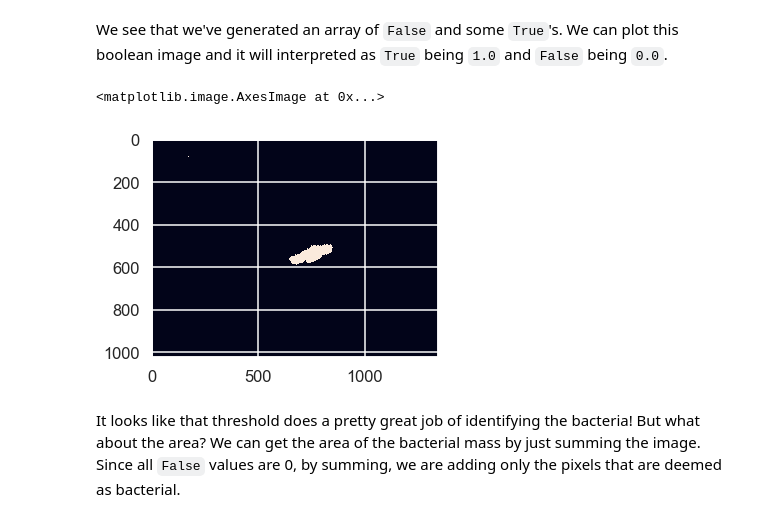
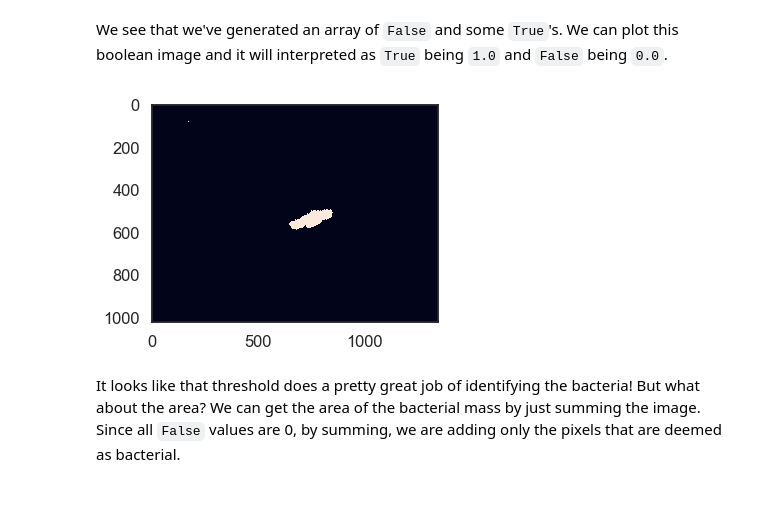
Before and after one commit to RPGroup-PBoC/ncbs_pboc, a Jupyter notebook: code/t1b_ecoli_growth.ipynb, the cells around one changed output. Saved outputs shown, nothing was run; the diff lists cells and outputs as text; code cells hidden in the pictures.

```diff
--- a/code/t1b_ecoli_growth.ipynb
+++ b/code/t1b_ecoli_growth.ipynb
@@ -11,6 +11,7 @@ import skimage.io # For basic image processing
 import skimage.filters
 import matplotlib.pyplot as plt # For plotting
 import seaborn as sns # For (nice) plotting
+sns.set(style="darkgrid") # Gray background and white grid
 sns.set_context('talk')
 
 # For rendering inline graphics for Python 3.6 and below
@@ -156,11 +157,11 @@ array([[False, False, False, ..., False, False, False],
 # %% [markdown]
 We see that we've generated an array of `False` and some `True`'s. We can plot this boolean image and it will interpreted as `True` being `1.0` and `False` being `0.0`.
 # %%
-# Plot the thresholded image.
-plt.imshow(im_thresh)
+with sns.axes_style('white'):
+    # Plot the thresholded image.
+    plt.imshow(im_thresh)
 # %% [output]
-<matplotlib.image.AxesImage at 0x...>
-[figure, old version]
+[figure, new version]
 # %% [markdown]
 It looks like that threshold does a pretty great job of identifying the bacteria! But what about the area? We can get the area of the bacterial mass by just summing the image. Since all `False` values are 0, by summing, we are adding only the pixels that are deemed as bacterial.
 # %%
```
Also changed, not shown: parts of 6 cells of this notebook, 1 other file.
